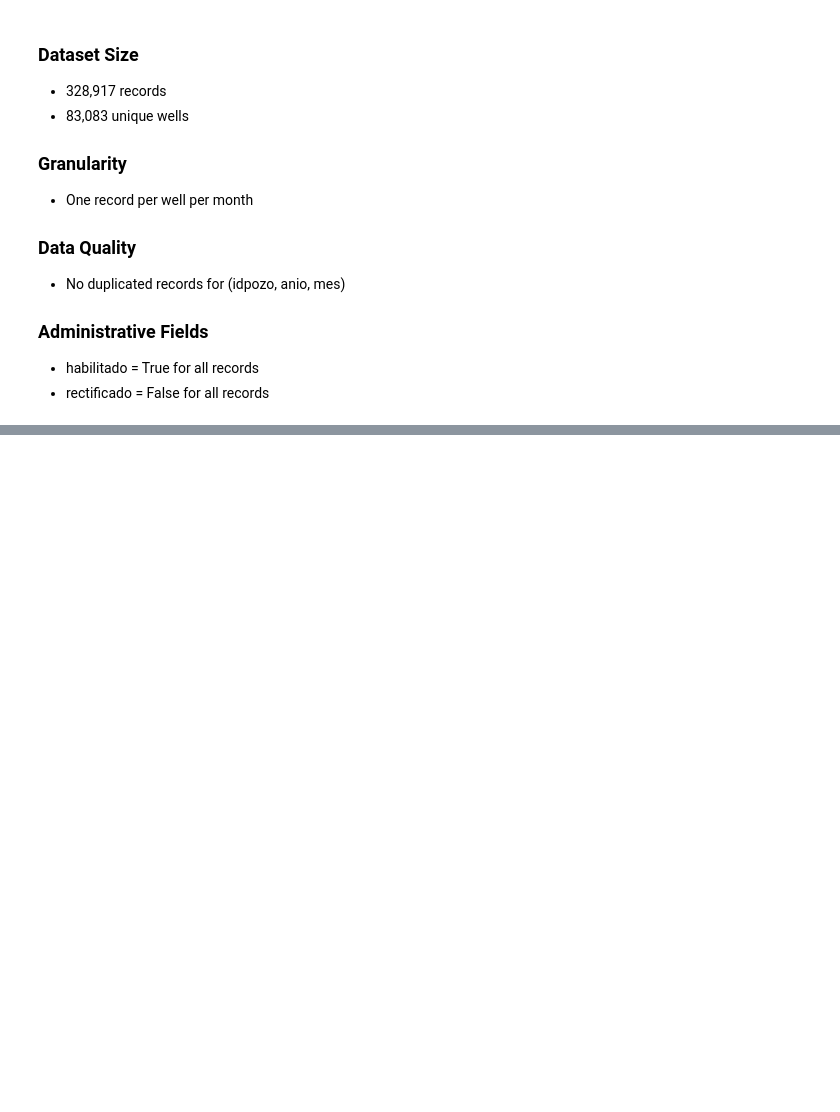
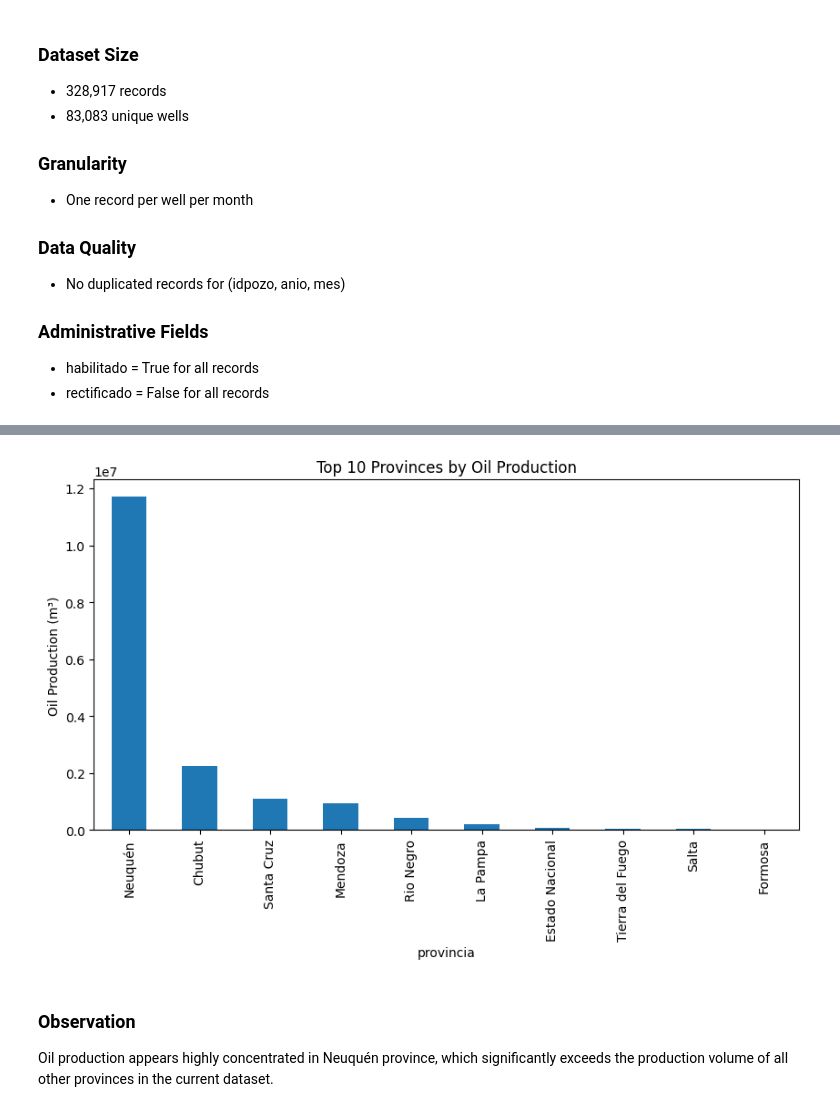
Before and after one commit to ramir0-b/argentina-oil-gas-analytics, a Jupyter notebook: notebooks/01_data_exploration.ipynb, the cells around one changed output, grey strips where cells are left out. Saved outputs shown, nothing was run; the diff lists cells and outputs as text; code cells hidden in the pictures; blank space fills up the shorter version.

Commit message:
Exploratory data analysis (EDA) and initial production analysis

```diff
--- a/notebooks/01_data_exploration.ipynb
+++ b/notebooks/01_data_exploration.ipynb
@@ -264,0 +475,10 @@ np.int64(0)
+# %%
+# Oil
+
+oil_by_province = (
+    df.groupby("provincia")["prod_pet"]
+    .sum()
+    .sort_values(ascending=False)
+)
+
+oil_by_province.head(10)
@@ -264,0 +498,14 @@ np.int64(0)
+# %%
+oil_by_province.head(10).plot(
+    kind="bar",
+    figsize=(10,5)
+)
+plt.title("Top 10 Provinces by Oil Production")
+plt.ylabel("Oil Production (m³)")
+plt.show()
+# %% [output]
+[figure, added]
+# %% [markdown]
+### Observation
+
+Oil production appears highly concentrated in Neuquén province, which significantly exceeds the production volume of all other provinces in the current dataset.
```
Also changed, not shown: parts of 46 cells of this notebook.
